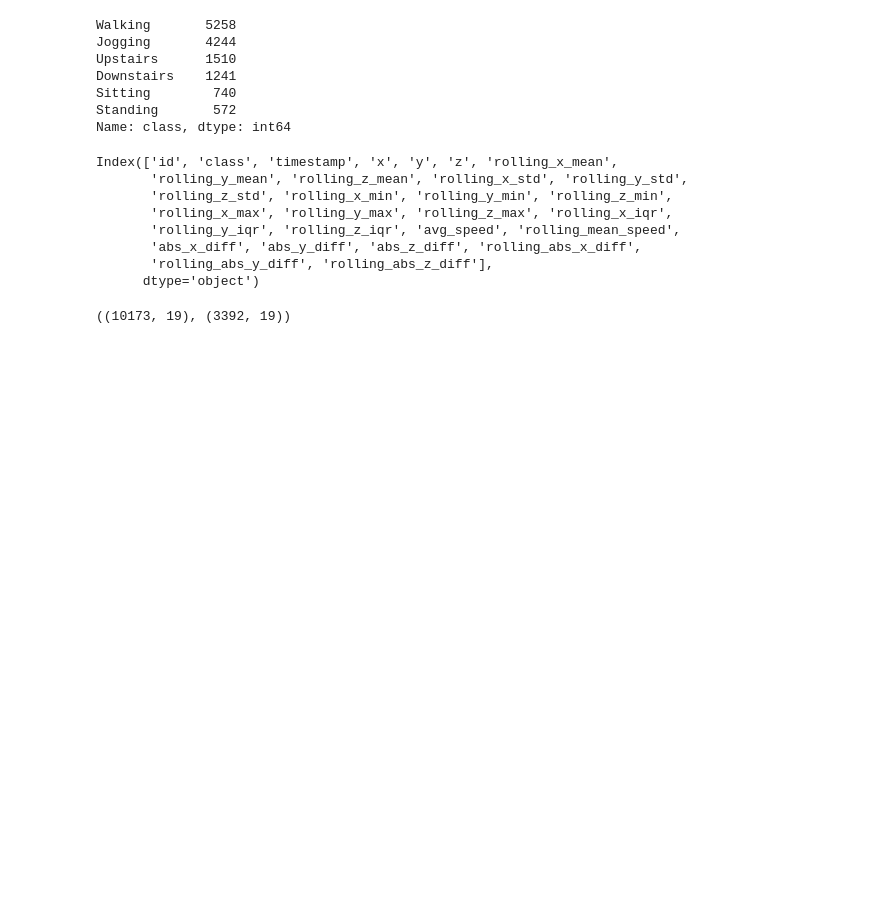
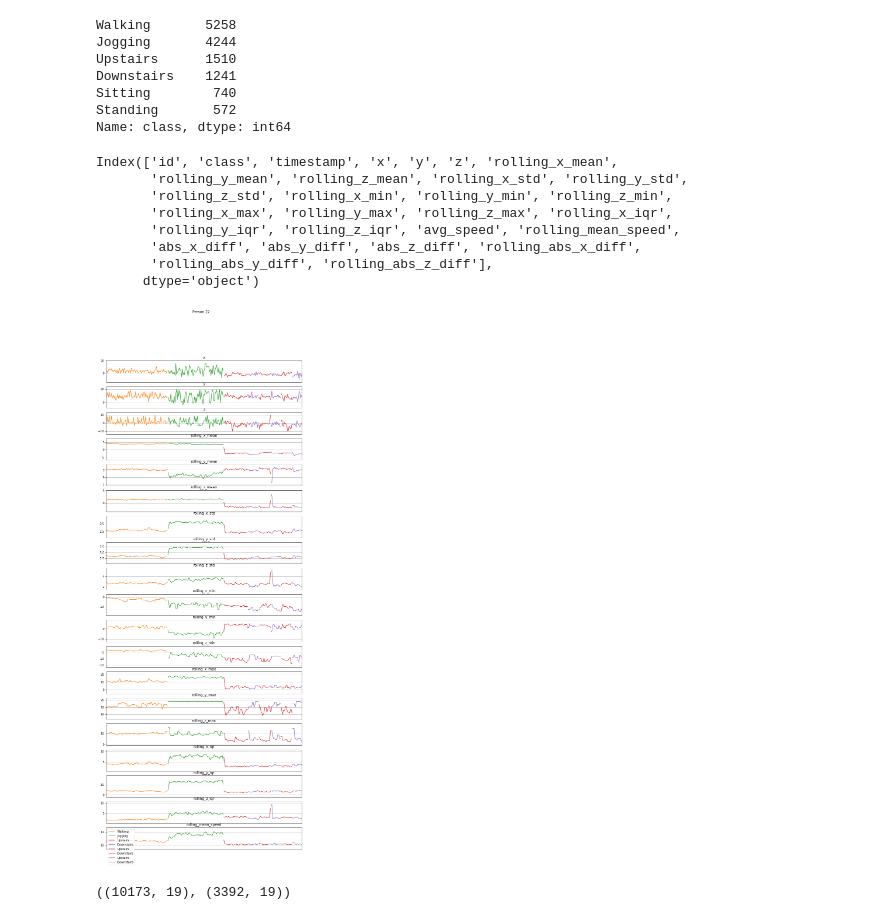
Before and after one commit to smrutich/ActivityRecognitionTimeSeries, a Jupyter notebook: Data Exploration.ipynb, the cells around one changed output. Saved outputs shown, nothing was run; the diff lists cells and outputs as text; code cells hidden in the pictures; blank space fills up the shorter version.

Commit message:
Add some feature-based visuals.

```diff
--- a/Data Exploration.ipynb
+++ b/Data Exploration.ipynb
@@ -484,0 +437,11 @@ for p in projData.groupby('id'):
+# %%
+rows = []
+y_vals = []
+for mat, ys in zip(unflat, unflat_y):
+    for row, y in zip(mat, ys):
+        rows.append(row)
+        y_vals.append(y)
+
+
+projected_X = np.array(rows)
+projected_Y = np.array(y_vals)
@@ -599,6 +611,72 @@ features =  ['x', 'y', 'z', 'rolling_x_mean',
 #        'abs_x_diff', 'abs_y_diff', 'abs_z_diff',
 #              'rolling_abs_x_diff'
             ]
+# %%
+timeSteps = 100
+def plot_activity2(activity, data):
+    fig, axTup = plt.subplots(nrows=len(features), figsize=(12, 30))
+    for ax, feat in zip(axTup, features):
+        # Note that I'm using range() vs timestamp
+        plot_axis2(ax, range(len(data)), data[feat], data['class'], feat)
+    plt.subplots_adjust(hspace=0.2)
+    fig.suptitle(activity)
+    plt.subplots_adjust(top=0.90)
+    plt.legend()
+    plt.show()
+
+def classColor(c):
+    if c == 'Walking':
+        return "C1"
+    elif c == 'Jogging':
+        return "C2"
+    elif c == 'Upstairs':
+        return "C3"
+    elif c == 'Downstairs':
+        return "C4"
+    elif c == 'Sitting':
+        return "C5"
+    elif c == 'Standing':
+        return "C6"
+
+    raise Exception('Hi: ' + c)
+
+def splitByActivity(X, Y, C):
+    lastC = None
+    cumXY = []
+    cumClass = []
+    currXY = []
+    currClass = []
+    for x, y, c in zip(X, Y, C):
+        if lastC is not None and lastC != c:
+            cumXY.append(currXY)
+            currXY = []
+            cumClass.append(currClass)
+            currClass = []
+        currXY.append([x, y])
+        currClass.append(c)
+        lastC = c
+    if len(currXY) > 0:
+        cumXY.append(currXY)
+        cumClass.append(currClass)
+    return cumXY, cumClass
+
+
+def plot_axis2(ax, x, y, c, title):
+    gxy, gc = splitByActivity(x, y, c)
+    #print(gxy)
+    for xy, cc in zip(gxy, gc):
+        #print(cc)
+        ax.plot(list(map(lambda v: v[0], xy)), list(map(lambda v: v[1], xy)), classColor(cc[0]), label=cc[0])
+    ax.set_title(title)
+    ax.xaxis.set_visible(False)
+    ax.set_ylim([min(y) - np.std(y), max(y) + np.std(y)])
+    ax.set_xlim([min(x), max(x)])
+    ax.grid(True)
+#for c in data['class'].unique():
+person = 22
+plot_activity2('Person ' + str(person), final[(final['id'] == person)])
+# %% [output]
+[figure, added]
 # %%
 train, test, y_train, y_test = train_test_split(final[features], final['class'], stratify=final['class'])
 # %%
```
Also changed, not shown: parts of 17 cells of this notebook.
